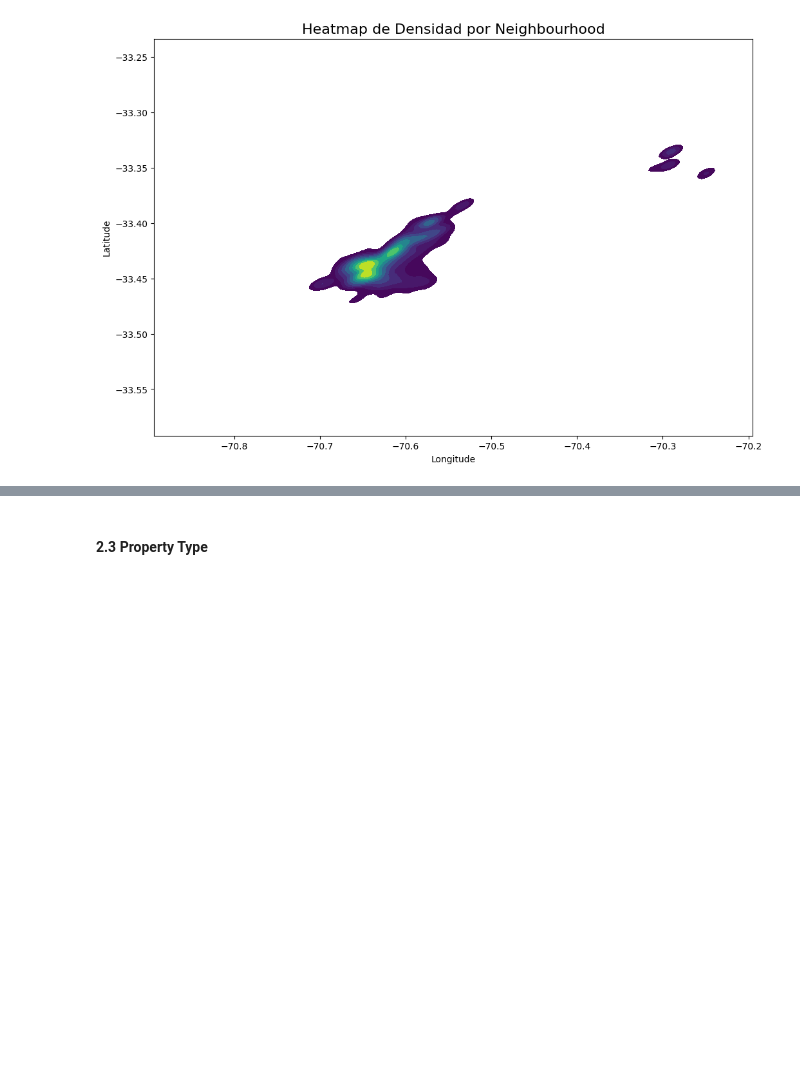
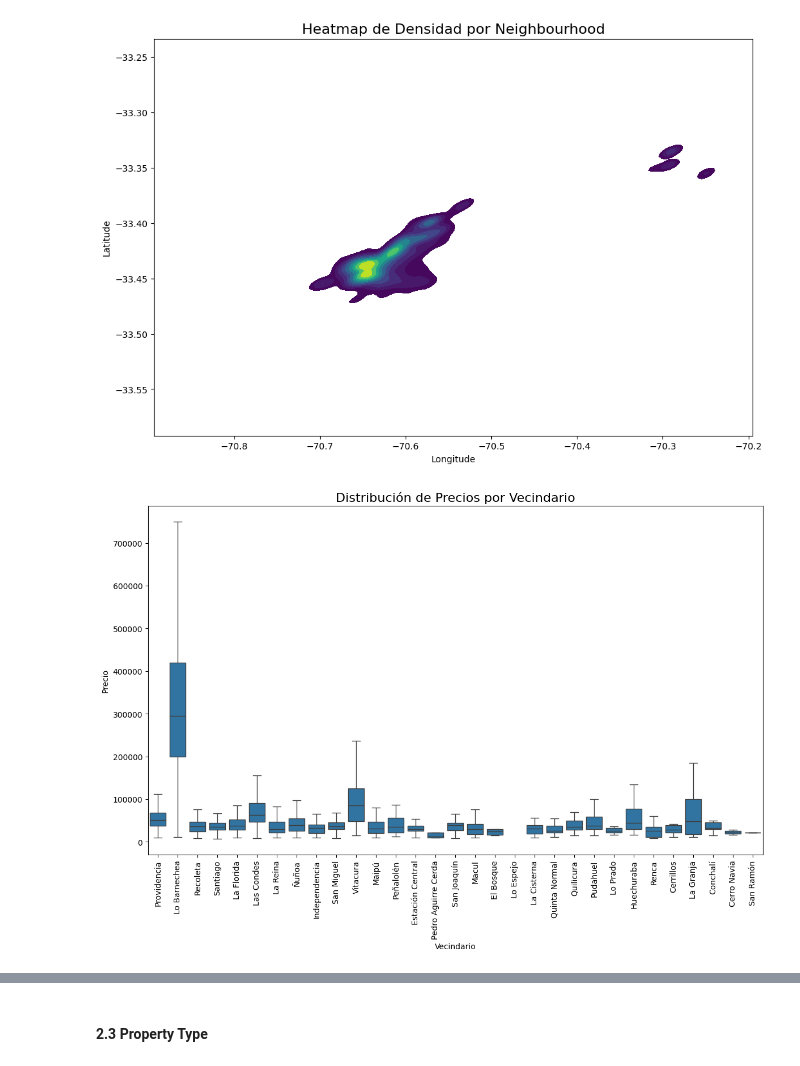
Before and after one commit to Lperdoca/Ciencia-de-datos.-Taller-1, a Jupyter notebook: EDA_AirBnb_Santiago de Chile.ipynb, the cells around one changed output, grey strips where cells are left out. Drawn from its saved outputs; the diff is of its cells as text; code cells hidden in the pictures; blank space fills up the shorter version.

```diff
--- a/EDA_AirBnb_Santiago de Chile.ipynb
+++ b/EDA_AirBnb_Santiago de Chile.ipynb
@@ -262,4 +262,19 @@ plt.show()
 [figure]
 # %%
 #boxplot - distribución de precios por vecindarios
+plt.figure(figsize=(14, 8))
+sns.boxplot(
+    x='neighbourhood_cleansed',
+    y='price_float',
+    data=listings_Santiago_df,
+    showfliers=False, # Ocultar outliers para una visualización más clara
+)
+
+plt.xticks(rotation=90)
+plt.title('Distribución de Precios por Vecindario', fontsize=16)
+plt.xlabel('Vecindario')
+plt.ylabel('Precio')
+plt.show()
+# %% [output]
+[figure, added]
 # %%
```
Also changed, not shown: parts of 50 cells of this notebook.
